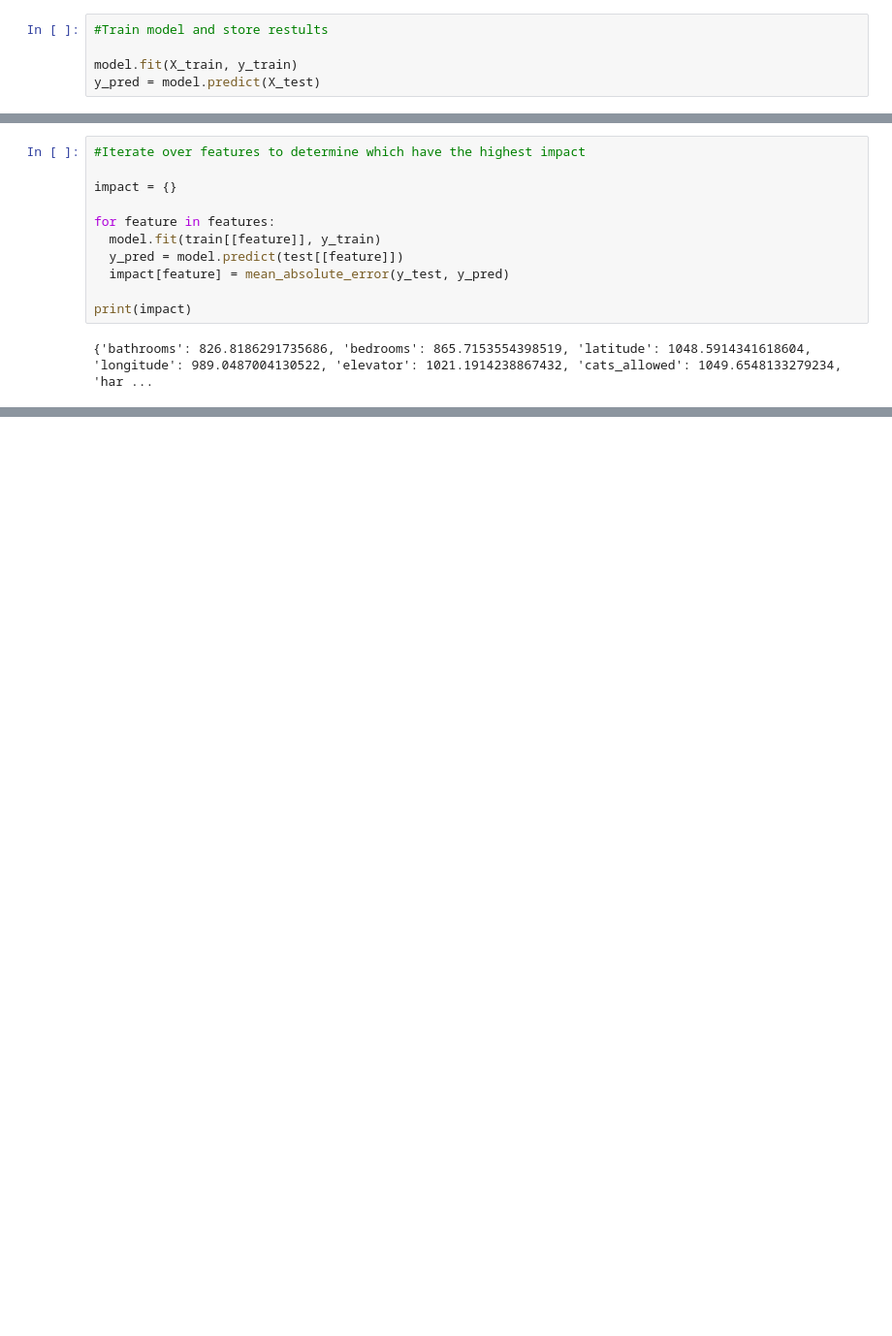
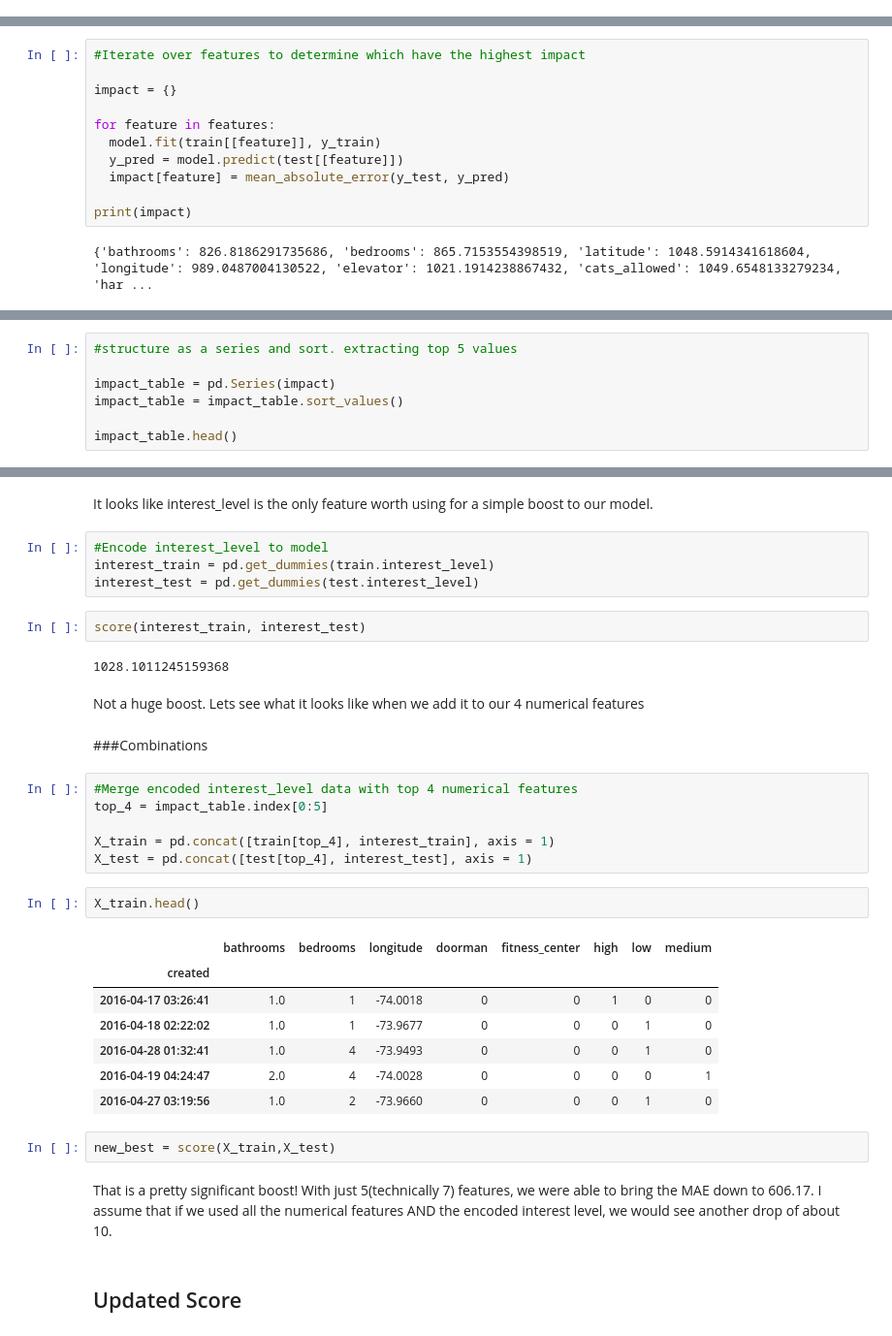
Before and after one commit to LambdaSchool/DEPRECATED-DS-Unit-2-Linear-Models, a Jupyter notebook: Doing_Linear_Regression.ipynb, the cells around one changed output, grey strips where cells are left out. Shown at 97% size. Drawn from its saved outputs; the diff is of its cells as text; blank space fills up the shorter version.

Commit message:
Got my MAE down to 592. Working on NLP to get better score, but notebook keeps crashing!!!

```diff
--- a/Doing_Linear_Regression.ipynb
+++ b/Doing_Linear_Regression.ipynb
@@ -86,8 +86,3 @@ features = list(train.dtypes[train.dtypes != 'object'].index)
 
 X_train = train[features]
 X_test = test[features]
-# %%
-#Train model and store restults
-
-model.fit(X_train, y_train)
-y_pred = model.predict(X_test)
@@ -123,0 +125,7 @@ TypeError: ignored
+# %%
+#structure as a series and sort. extracting top 5 values
+
+impact_table = pd.Series(impact)
+impact_table = impact_table.sort_values()
+
+impact_table.head()
@@ -123,0 +215,36 @@ TypeError: ignored
+# %% [markdown]
+It looks like interest_level is the only feature worth using for a simple boost to our model.
+# %%
+#Encode interest_level to model
+interest_train = pd.get_dummies(train.interest_level)
+interest_test = pd.get_dummies(test.interest_level)
+# %%
+score(interest_train, interest_test)
+# %% [output]
+1028.1011245159368
+# %% [markdown]
+Not a huge boost. Lets see what it looks like when we add it to our 4 numerical features
+# %% [markdown]
+###Combinations
+# %%
+#Merge encoded interest_level data with top 4 numerical features
+top_4 = impact_table.index[0:5]
+
+X_train = pd.concat([train[top_4], interest_train], axis = 1)
+X_test = pd.concat([test[top_4], interest_test], axis = 1)
+# %%
+X_train.head()
+# %% [output]
+|  | bathrooms | bedrooms | longitude | doorman | fitness_center | high | low | medium |
+| created |  |  |  |  |  |  |  |  |
+| 2016-04-17 03:26:41 | 1.0 | 1 | -74.0018 | 0 | 0 | 1 | 0 | 0 |
+| 2016-04-18 02:22:02 | 1.0 | 1 | -73.9677 | 0 | 0 | 0 | 1 | 0 |
+| 2016-04-28 01:32:41 | 1.0 | 4 | -73.9493 | 0 | 0 | 0 | 1 | 0 |
+| 2016-04-19 04:24:47 | 2.0 | 4 | -74.0028 | 0 | 0 | 0 | 0 | 1 |
+| 2016-04-27 03:19:56 | 1.0 | 2 | -73.9660 | 0 | 0 | 0 | 1 | 0 |
+# %%
+new_best = score(X_train,X_test)
+# %% [markdown]
+That is a pretty significant boost! With just 5(technically 7) features, we were able to bring the MAE down to 606.17. I assume that if we used all the numerical features AND the encoded interest level, we would see another drop of about 10.
+# %% [markdown]
+## Updated Score
```
Also changed, not shown: parts of 45 cells of this notebook.
